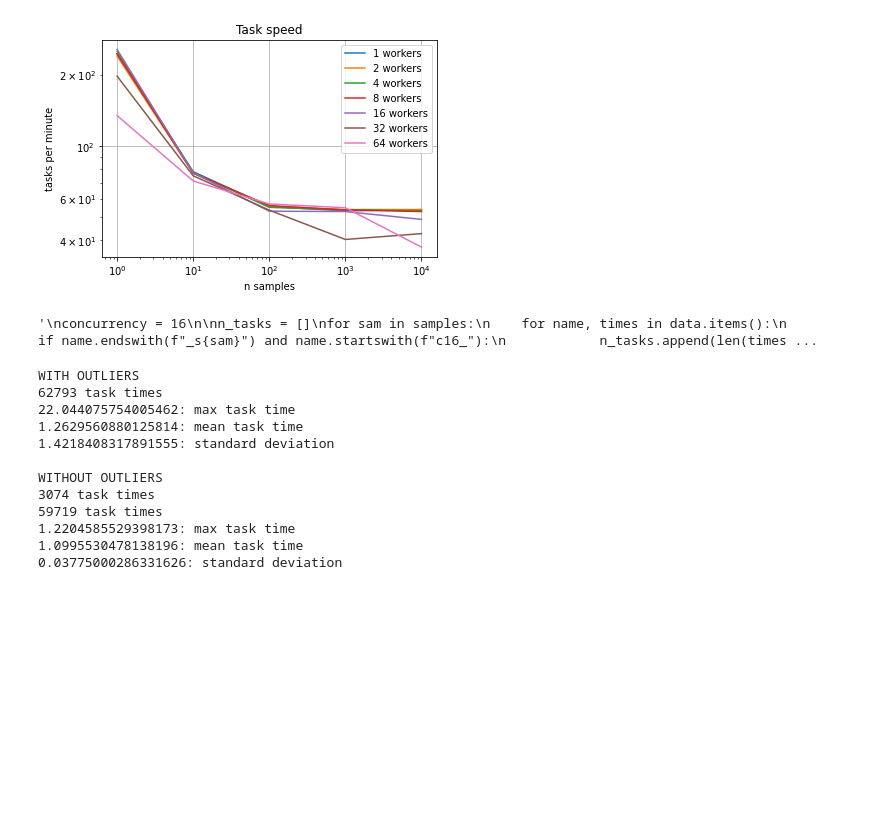
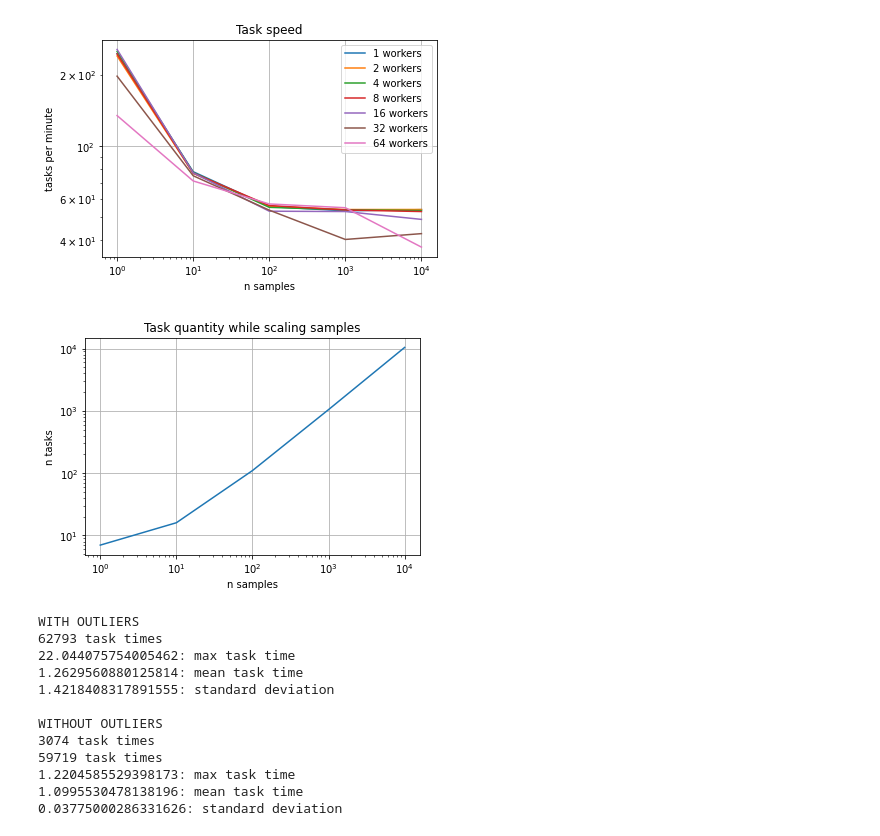
Before and after one commit to AlexanderWinterLLNL/merlin, a Jupyter notebook: merlin/examples/workflows/null_spec/scripts/plot-single-dataset.ipynb, the cells around one changed output. Drawn from its saved outputs; the diff is of its cells as text; code cells hidden in the pictures; blank space fills up the shorter version.

```diff
--- a/merlin/examples/workflows/null_spec/scripts/plot-single-dataset.ipynb
+++ b/merlin/examples/workflows/null_spec/scripts/plot-single-dataset.ipynb
@@ -23,22 +21,12 @@ avoid_samples = []
 #print(data.keys())
 # %%
 # TOTAL WF TIME
-# OVERHEAD TYPE 2
 
-#concurrencies = [1,2,4,8,16,32,64]
-#samples = [1,10,100,1000,10000]
 fig, ax = plt.subplots()
 
 for con in concurrencies:
     all_task_times = []
     for name, val in data.items():
-        stop = False
-        for avoid in avoid_samples:
-            if (name.endswith(f"_s{str(avoid)}")) or (f"_s{str(avoid)} " in name):
-                stop = True
-                break
-        if stop:
-            continue
         if f"c{con}_" in name and "start verify" in name:
             if "ERROR" in str(val):
                 print("ERROR:" + name + " is " + str(val))
@@ -74,13 +62,6 @@ fig, ax = plt.subplots()
 for con in concurrencies:
     all_task_times = []
     for name, val in data.items():
-        stop = False
-        for avoid in avoid_samples:
-            if (name.endswith(f"_s{str(avoid)}")) or (f"_s{str(avoid)} " in name):
-                stop = True
-                break
-        if stop:
-            continue
         if f"c{con}_" in name and "start verify" in name:
             if "ERROR" in str(val):
                 print("ERROR:" + name + " is " + str(val))
@@ -158,22 +136,12 @@ plt.show()
 [figure]
 # %%
 # TIME TO QUEUE ALL TASKS
-# OVERHEAD TYPE 3
 
-#concurrencies = [1,2,4,8,16,32,64]
-#samples = [1,10,100,1000,10000]
 fig, ax = plt.subplots()
 
 for con in concurrencies:
     all_task_times = []
     for name, val in data.items():
-        stop = False
-        for avoid in avoid_samples:
-            if (name.endswith(f"_s{str(avoid)}")) or (f"_s{str(avoid)} " in name):
-                stop = True
-                break
-        if stop:
-            continue
         if f"c{con}_" in name and "merlin run" in name:
             queue_tasks = val
             all_task_times.append(queue_tasks)
@@ -198,22 +166,12 @@ plt.show()
 [figure]
 # %%
 # TASK SPEED
-# OVERHEAD TYPE 1
 
-#concurrencies = [1,2,4,8,16,32,64]
-#samples = [1,10,100,1000,10000]
 fig, ax = plt.subplots()
 
 for con in concurrencies:
     t_per_m = []
     for name, times in data.items():
-        stop = False
-        for avoid in avoid_samples:
-            if (name.endswith(f"_s{str(avoid)}")) or (f"_s{str(avoid)} " in name):
-                stop = True
-                break
-        if stop:
-            continue
         if f"c{con}_" in name and " " not in name:
             n_tasks = len(times)
             seconds = sum(times)
@@ -239,28 +197,27 @@ plt.show()
 # %% [output]
 [figure]
 # %%
-"""
+
 concurrency = 16
 
 n_tasks = []
 for sam in samples:
     for name, times in data.items():
         if name.endswith(f"_s{sam}") and name.startswith(f"c16_"):
             n_tasks.append(len(times))
 
 fig, ax = plt.subplots()
 ax.plot(samples, n_tasks)
 plt.xscale("log")
 plt.yscale("log")
 ax.set(xlabel='n samples', ylabel='n tasks',
        title='Task quantity while scaling samples')
 ax.grid()
 
 #fig.savefig(f"figs/n_tasks3__{data_id}.png")
 plt.show()
-"""
 # %% [output]
-'\nconcurrency = 16\n\nn_tasks = []\nfor sam in samples:\n    for name, times in data.items():\n        if name.endswith(f"_s{sam}") and name.startswith(f"c16_"):\n            n_tasks.append(len(times ...
+[figure, added]
 # %%
 # OVERHEAD TYPE 1
 # combining data from all concurrencies and sample quantities
```
Also changed, not shown: parts of 2 cells of this notebook.
